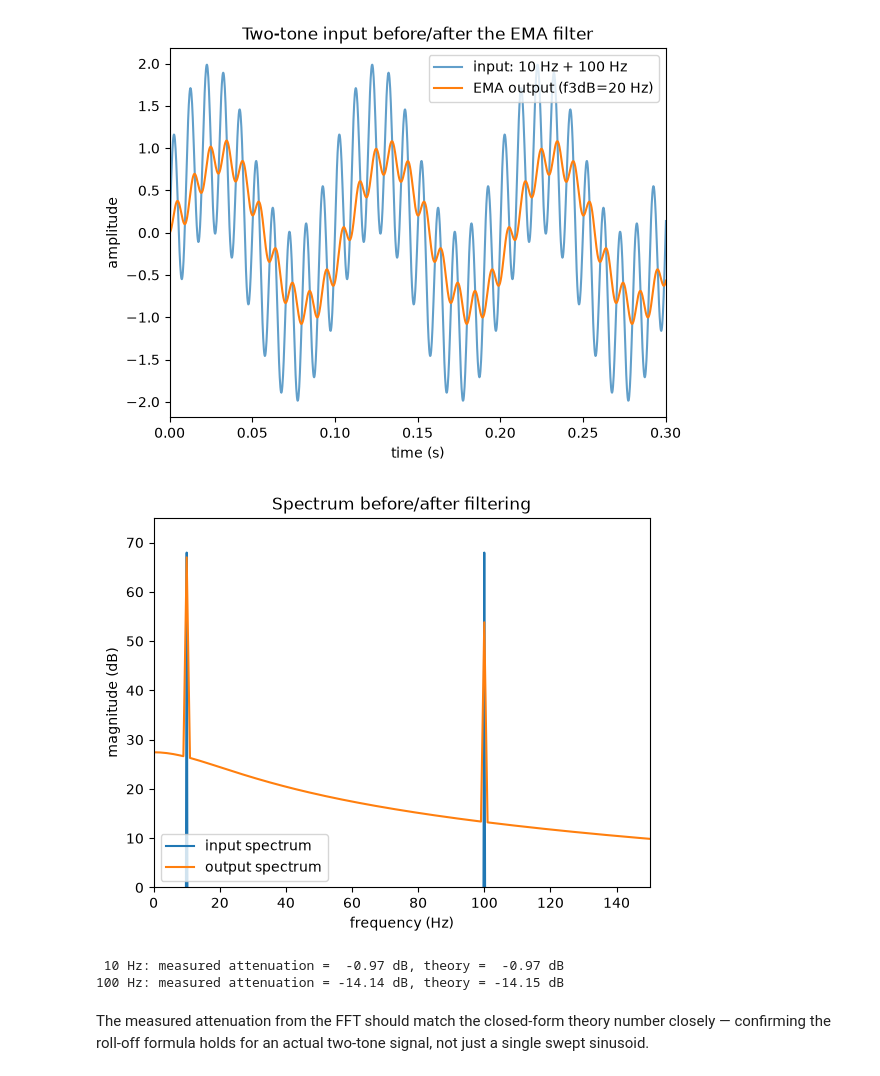
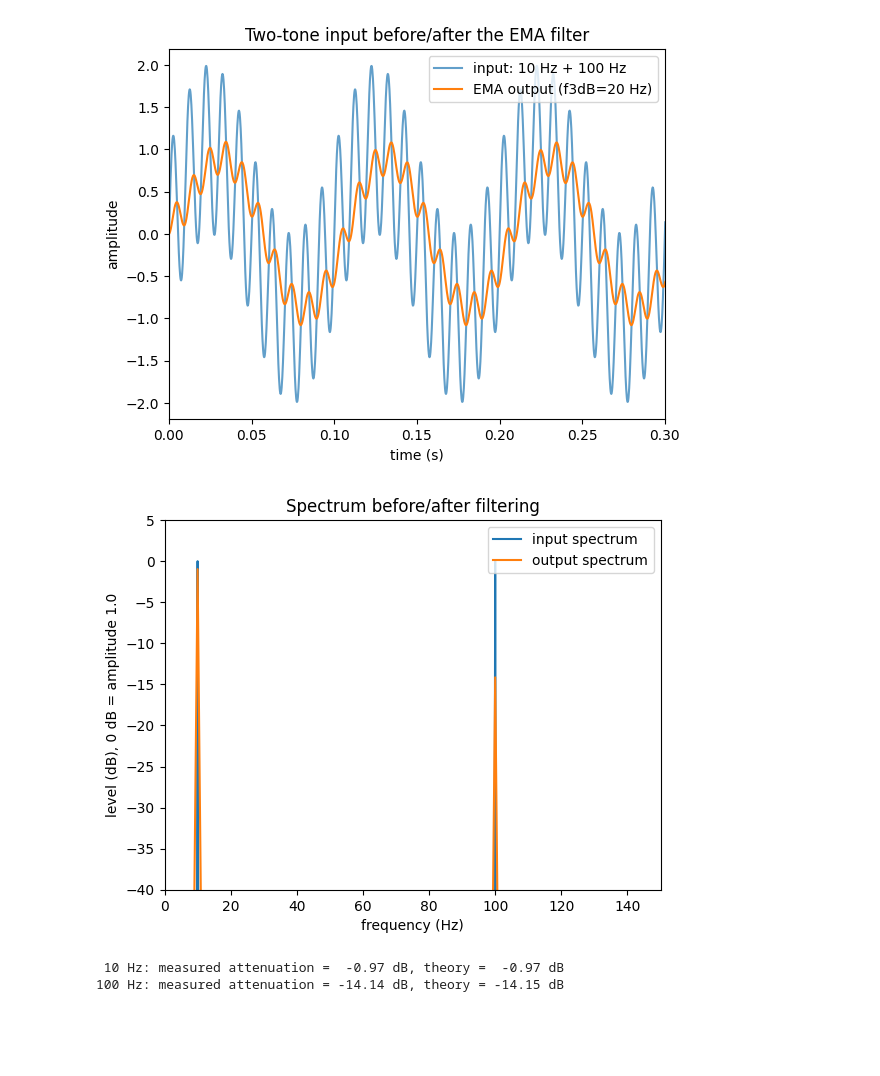
Before and after one commit to sametgul/logic_playground, a Jupyter notebook: dsp03_ema_filter/notebooks/ema_exploration.ipynb, the cells around one changed output. Saved outputs shown, nothing was run; the diff lists cells and outputs as text; code cells hidden in the pictures; blank space fills up the shorter version.

```diff
--- a/dsp03_ema_filter/notebooks/ema_exploration.ipynb
+++ b/dsp03_ema_filter/notebooks/ema_exploration.ipynb
@@ -65,0 +89,30 @@ magnitude at theoretical f3dB: -3.010 dB (should be close to -3.0)
+# %%
+f_keep, f_reject = 10.0, 100.0
+max_loss_keep, min_atten_reject = 1.0, 20.0        # dB
+
+print(f"keep {f_keep:g} Hz with at most {max_loss_keep:g} dB loss, reject {f_reject:g} Hz by at least {min_atten_reject:g} dB\n")
+print(f"{'stages':>6} {'f3dB per stage must be >=':>27} {'and <=':>10}   verdict")
+for n in (1, 2, 3, 4):
+    # n identical stages: attenuation = -10*n*log10(1 + (f/fc)^2)
+    lo = f_keep / np.sqrt(10 ** (max_loss_keep / (10 * n)) - 1)
+    hi = f_reject / np.sqrt(10 ** (min_atten_reject / (10 * n)) - 1)
+    verdict = f"OK: pick f3dB in [{lo:.1f}, {hi:.1f}] Hz" if lo <= hi else "IMPOSSIBLE with this many stages"
+    print(f"{n:>6} {lo:>24.1f} Hz {hi:>7.1f} Hz   {verdict}")
+
+fc = np.logspace(0, 2.3, 400)                       # per-stage corner, 1 .. 200 Hz
+fig, ax = plt.subplots(figsize=(9, 4.5))
+for n, color in ((1, 'tab:blue'), (2, 'tab:orange')):
+    for f, ls in ((f_keep, '-'), (f_reject, '--')):
+        ax.plot(fc, -10 * n * np.log10(1 + (f / fc) ** 2), ls, color=color, label=f'{n} stage(s), at {f:g} Hz')
+ax.axhline(-max_loss_keep, color='green', lw=0.8)
+ax.axhline(-min_atten_reject, color='red', lw=0.8)
+ax.text(1.1, -max_loss_keep + 1, 'keep: must stay above this line', color='green', fontsize=8)
+ax.text(1.1, -min_atten_reject - 3.5, 'reject: must go below this line', color='red', fontsize=8)
+ax.set_xscale('log')
+ax.set_ylim(-45, 3)
+ax.set_xlabel('f3dB of each stage (Hz)')
+ax.set_ylabel('attenuation (dB)')
+ax.set_title('Choosing f3dB: one stage cannot do both, two can')
+ax.grid(alpha=0.3, which='both')
+ax.legend(fontsize=8, ncol=2, loc='lower center')
+plt.show()
@@ -97,31 +166,30 @@ plt.legend()
 plt.title('Two-tone input before/after the EMA filter')
 plt.show()
 # %% [output]
-[figure, old version]
+[figure, new version]
 # %%
-X = np.fft.rfft(x_tone)
-Y = np.fft.rfft(y_tone)
+scale = len(x_tone) / 2           # a unit-amplitude sine gives |FFT| = N/2, so dividing makes it read 1.0 = 0 dB
+X = np.fft.rfft(x_tone) / scale
+Y = np.fft.rfft(y_tone) / scale
 freqs = np.fft.rfftfreq(len(x_tone), d=1 / Fs)
 
 plt.plot(freqs, 20 * np.log10(np.abs(X) + 1e-12), label='input spectrum')
 plt.plot(freqs, 20 * np.log10(np.abs(Y) + 1e-12), label='output spectrum')
 plt.xlim(0, 150)
-plt.ylim(0, 75)  # zoom in: the other bins are ~floating-point zero (-200+ dB),
-                 # which would otherwise squash the real peaks into the top sliver
+plt.ylim(-40, 5)  # zoom in: the other bins are ~floating-point zero (-200+ dB),
+                  # which would otherwise squash the real peaks into the top sliver
 plt.xlabel('frequency (Hz)')
-plt.ylabel('magnitude (dB)')
+plt.ylabel('level (dB), 0 dB = amplitude 1.0')
 plt.legend()
 plt.title('Spectrum before/after filtering')
 plt.show()
 
 for f in [10, 100]:
     k = int(round(f * duration))
     measured_db = 20 * np.log10(np.abs(Y[k]) / np.abs(X[k]))
     theory_db = -10 * np.log10(1 + (f / f3db_choice) ** 2)
     print(f'{f:>3} Hz: measured attenuation = {measured_db:6.2f} dB, theory = {theory_db:6.2f} dB')
 # %% [output]
-[figure, old version]
+[figure, new version]
  10 Hz: measured attenuation =  -0.97 dB, theory =  -0.97 dB
 100 Hz: measured attenuation = -14.14 dB, theory = -14.15 dB
-# %% [markdown]
-The measured attenuation from the FFT should match the closed-form theory number closely — confirming the roll-off formula holds for an actual two-tone signal, not just a single swept sinusoid.
```
Also changed, not shown: parts of 11 cells of this notebook, 4 other files.
